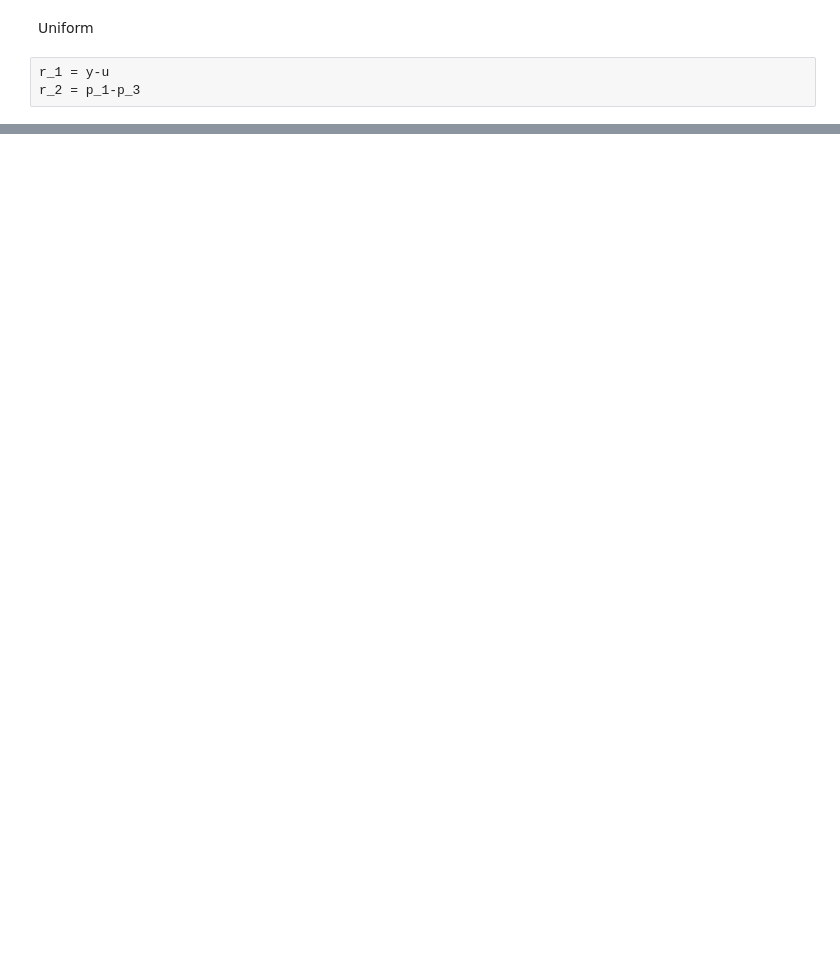
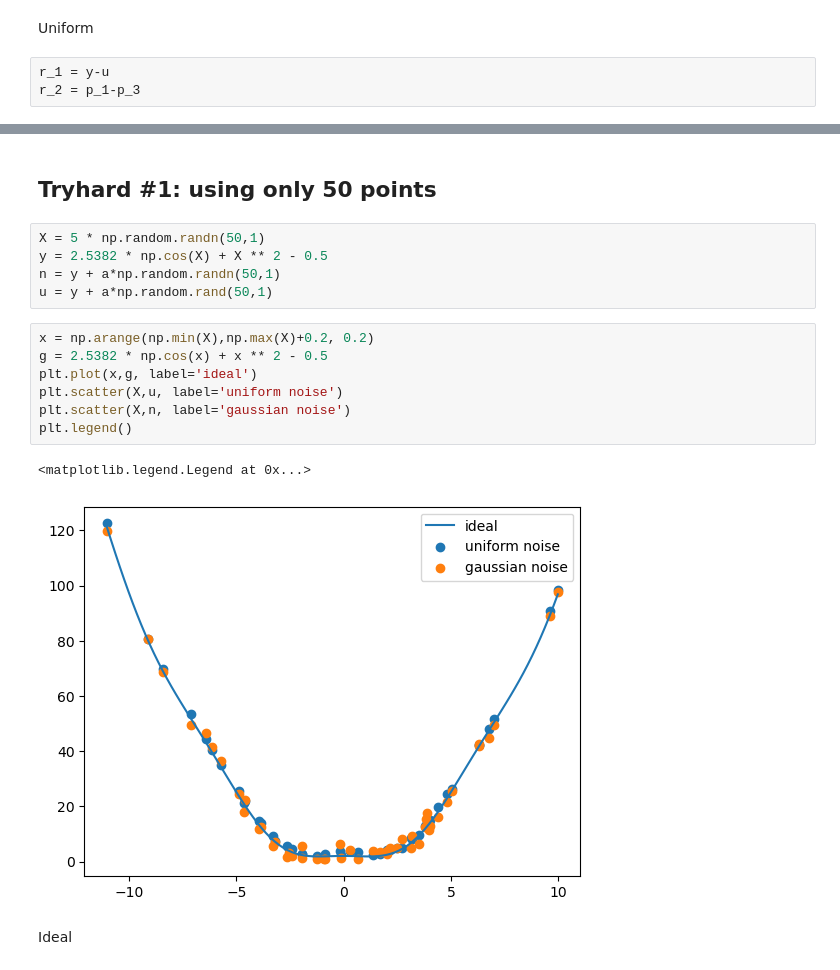
Before and after one commit to farocrown/Simreg, a Jupyter notebook: sr_try1.ipynb, the cells around one changed output, grey strips where cells are left out. Cells and saved outputs as stored; diff of their text form; blank space fills up the shorter version.

```diff
--- a/sr_try1.ipynb
+++ b/sr_try1.ipynb
@@ -203,0 +219,19 @@ plt.legend()
+# %% [markdown]
+## Tryhard #1: using only 50 points
+# %%
+X = 5 * np.random.randn(50,1)
+y = 2.5382 * np.cos(X) + X ** 2 - 0.5
+n = y + a*np.random.randn(50,1)
+u = y + a*np.random.rand(50,1)
+# %%
+x = np.arange(np.min(X),np.max(X)+0.2, 0.2)
+g = 2.5382 * np.cos(x) + x ** 2 - 0.5
+plt.plot(x,g, label='ideal')
+plt.scatter(X,u, label='uniform noise')
+plt.scatter(X,n, label='gaussian noise')
+plt.legend()
+# %% [output]
+<matplotlib.legend.Legend at 0x...>
+[figure, added]
+# %% [markdown]
+Ideal
```
Also changed, not shown: parts of 37 cells of this notebook.
